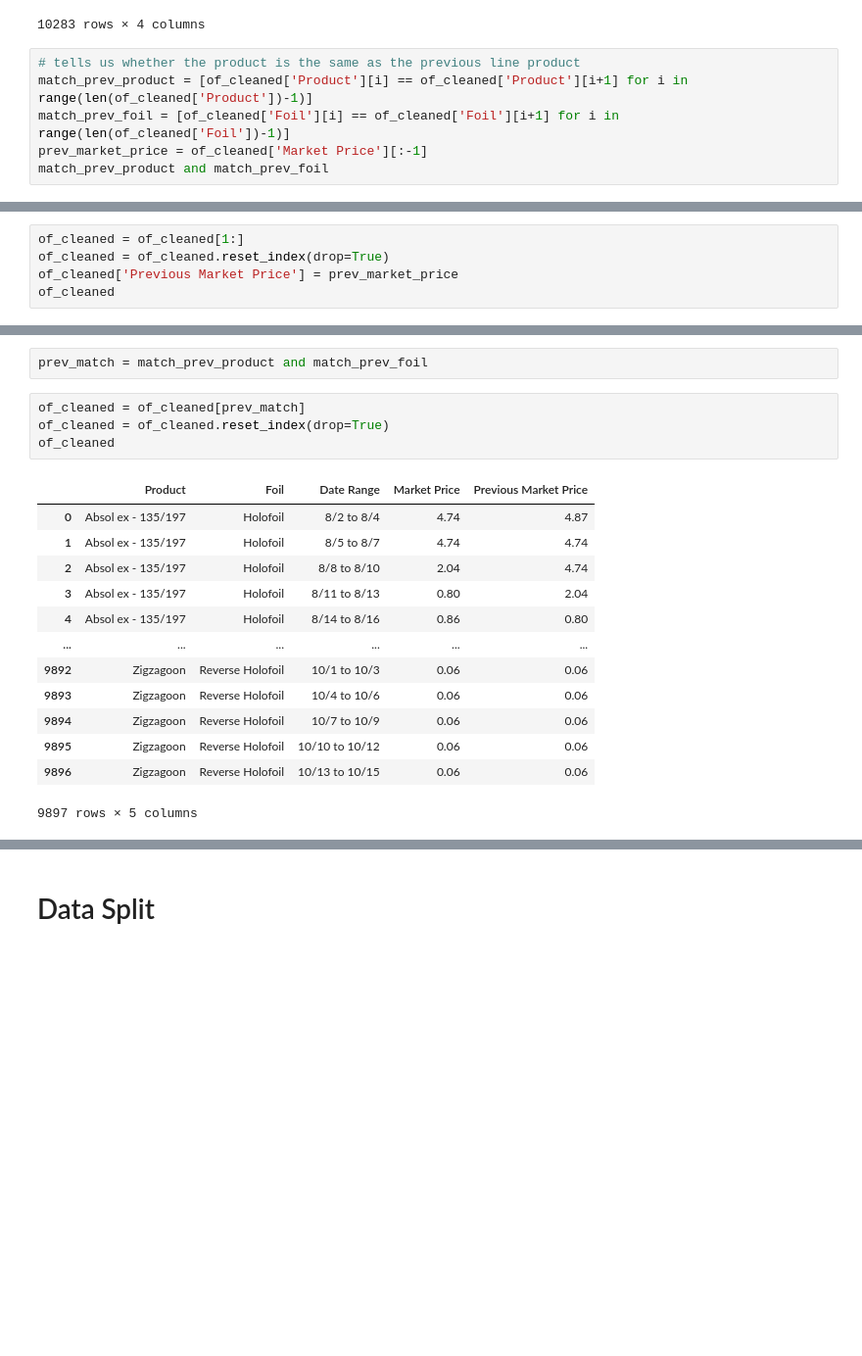
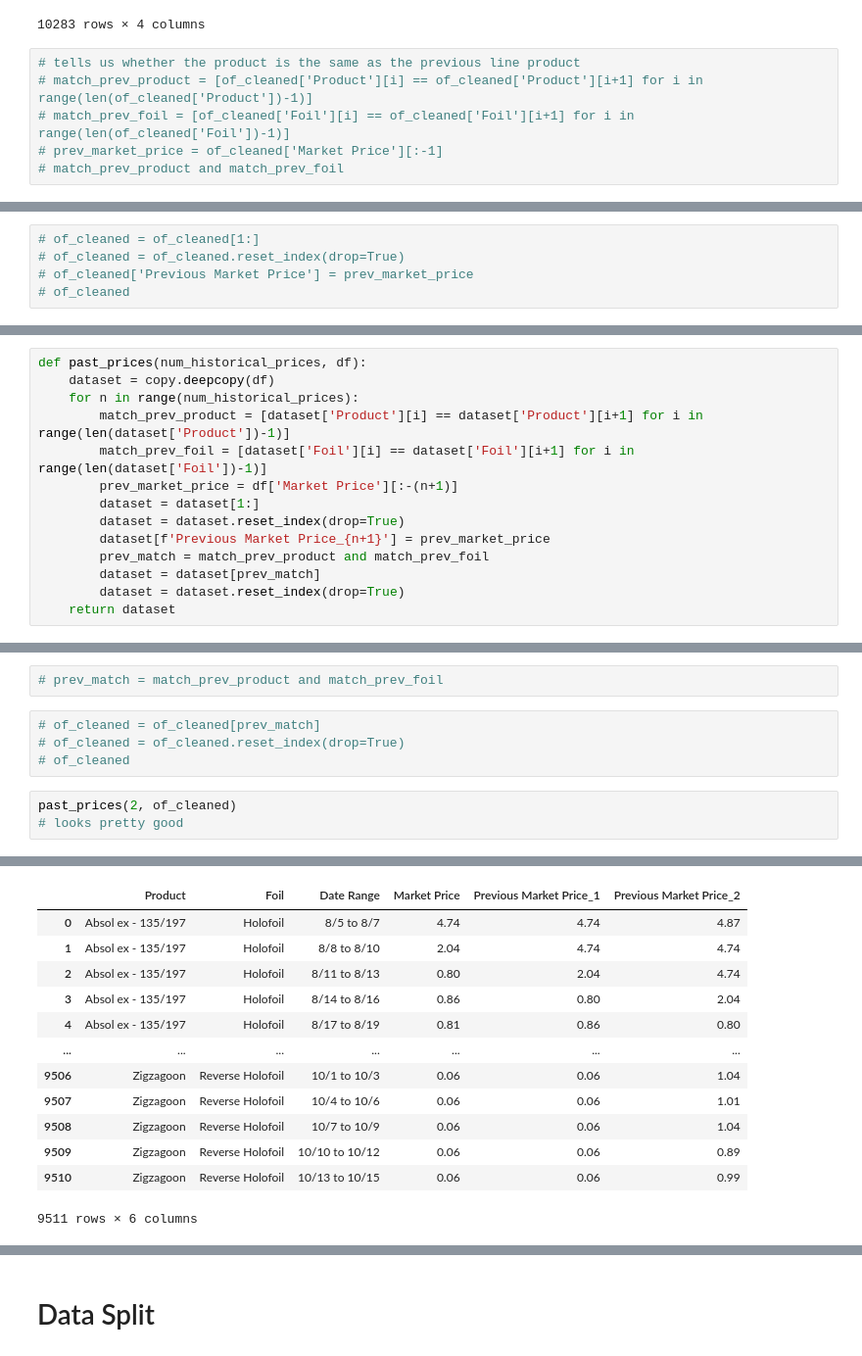
Before and after one commit to sdray5/projects, a Jupyter notebook: tcgplayer/Obsidian Flames Data Analysis.ipynb, the cells around one changed output, grey strips where cells are left out. Shown at 98% size. Drawn from its saved outputs; the diff is of its cells as text; blank space fills up the shorter version.

Commit message:
Added functions for past and future prices to obsidian flames file

```diff
--- a/tcgplayer/Obsidian Flames Data Analysis.ipynb
+++ b/tcgplayer/Obsidian Flames Data Analysis.ipynb
@@ -122,7 +123,7 @@ of_cleaned
 10283 rows × 4 columns
 # %%
 # tells us whether the product is the same as the previous line product
-match_prev_product = [of_cleaned['Product'][i] == of_cleaned['Product'][i+1] for i in range(len(of_cleaned['Product'])-1)]
-match_prev_foil = [of_cleaned['Foil'][i] == of_cleaned['Foil'][i+1] for i in range(len(of_cleaned['Foil'])-1)]
-prev_market_price = of_cleaned['Market Price'][:-1]
-match_prev_product and match_prev_foil
+# match_prev_product = [of_cleaned['Product'][i] == of_cleaned['Product'][i+1] for i in range(len(of_cleaned['Product'])-1)]
+# match_prev_foil = [of_cleaned['Foil'][i] == of_cleaned['Foil'][i+1] for i in range(len(of_cleaned['Foil'])-1)]
+# prev_market_price = of_cleaned['Market Price'][:-1]
+# match_prev_product and match_prev_foil
@@ -162,5 +132,5 @@ Name: Market Price, Length: 10282, dtype: object
 # %%
-of_cleaned = of_cleaned[1:]
-of_cleaned = of_cleaned.reset_index(drop=True)
-of_cleaned['Previous Market Price'] = prev_market_price
-of_cleaned
+# of_cleaned = of_cleaned[1:]
+# of_cleaned = of_cleaned.reset_index(drop=True)
+# of_cleaned['Previous Market Price'] = prev_market_price
+# of_cleaned
@@ -180,0 +137,14 @@ of_cleaned
+# %%
+def past_prices(num_historical_prices, df):
+    dataset = copy.deepcopy(df)
+    for n in range(num_historical_prices):
+        match_prev_product = [dataset['Product'][i] == dataset['Product'][i+1] for i in range(len(dataset['Product'])-1)]
+        match_prev_foil = [dataset['Foil'][i] == dataset['Foil'][i+1] for i in range(len(dataset['Foil'])-1)]
+        prev_market_price = df['Market Price'][:-(n+1)]
+        dataset = dataset[1:]
+        dataset = dataset.reset_index(drop=True)
+        dataset[f'Previous Market Price_{n+1}'] = prev_market_price
+        prev_match = match_prev_product and match_prev_foil
+        dataset = dataset[prev_match]
+        dataset = dataset.reset_index(drop=True)
+    return dataset
@@ -181,20 +166,10 @@ of_cleaned
 # %%
-prev_match = match_prev_product and match_prev_foil
+# prev_match = match_prev_product and match_prev_foil
 # %%
-of_cleaned = of_cleaned[prev_match]
-of_cleaned = of_cleaned.reset_index(drop=True)
-of_cleaned
+# of_cleaned = of_cleaned[prev_match]
+# of_cleaned = of_cleaned.reset_index(drop=True)
+# of_cleaned
-# %% [output]
-|  | Product | Foil | Date Range | Market Price | Previous Market Price |
-| 0 | Absol ex - 135/197 | Holofoil | 8/2 to 8/4 | 4.74 | 4.87 |
-| 1 | Absol ex - 135/197 | Holofoil | 8/5 to 8/7 | 4.74 | 4.74 |
-| 2 | Absol ex - 135/197 | Holofoil | 8/8 to 8/10 | 2.04 | 4.74 |
-| 3 | Absol ex - 135/197 | Holofoil | 8/11 to 8/13 | 0.80 | 2.04 |
-| 4 | Absol ex - 135/197 | Holofoil | 8/14 to 8/16 | 0.86 | 0.80 |
-| ... | ... | ... | ... | ... | ... |
-| 9892 | Zigzagoon | Reverse Holofoil | 10/1 to 10/3 | 0.06 | 0.06 |
-| 9893 | Zigzagoon | Reverse Holofoil | 10/4 to 10/6 | 0.06 | 0.06 |
-| 9894 | Zigzagoon | Reverse Holofoil | 10/7 to 10/9 | 0.06 | 0.06 |
-| 9895 | Zigzagoon | Reverse Holofoil | 10/10 to 10/12 | 0.06 | 0.06 |
-| 9896 | Zigzagoon | Reverse Holofoil | 10/13 to 10/15 | 0.06 | 0.06 |
-9897 rows × 5 columns
+# %%
+past_prices(2, of_cleaned)
+# looks pretty good
+# %% [output]
@@ -200,0 +189,13 @@ of_cleaned
+|  | Product | Foil | Date Range | Market Price | Previous Market Price_1 | Previous Market Price_2 |
+| 0 | Absol ex - 135/197 | Holofoil | 8/5 to 8/7 | 4.74 | 4.74 | 4.87 |
+| 1 | Absol ex - 135/197 | Holofoil | 8/8 to 8/10 | 2.04 | 4.74 | 4.74 |
+| 2 | Absol ex - 135/197 | Holofoil | 8/11 to 8/13 | 0.80 | 2.04 | 4.74 |
+| 3 | Absol ex - 135/197 | Holofoil | 8/14 to 8/16 | 0.86 | 0.80 | 2.04 |
+| 4 | Absol ex - 135/197 | Holofoil | 8/17 to 8/19 | 0.81 | 0.86 | 0.80 |
+| ... | ... | ... | ... | ... | ... | ... |
+| 9506 | Zigzagoon | Reverse Holofoil | 10/1 to 10/3 | 0.06 | 0.06 | 1.04 |
+| 9507 | Zigzagoon | Reverse Holofoil | 10/4 to 10/6 | 0.06 | 0.06 | 1.01 |
+| 9508 | Zigzagoon | Reverse Holofoil | 10/7 to 10/9 | 0.06 | 0.06 | 1.04 |
+| 9509 | Zigzagoon | Reverse Holofoil | 10/10 to 10/12 | 0.06 | 0.06 | 0.89 |
+| 9510 | Zigzagoon | Reverse Holofoil | 10/13 to 10/15 | 0.06 | 0.06 | 0.99 |
+9511 rows × 6 columns
```
Also changed, not shown: parts of 7 cells of this notebook.
